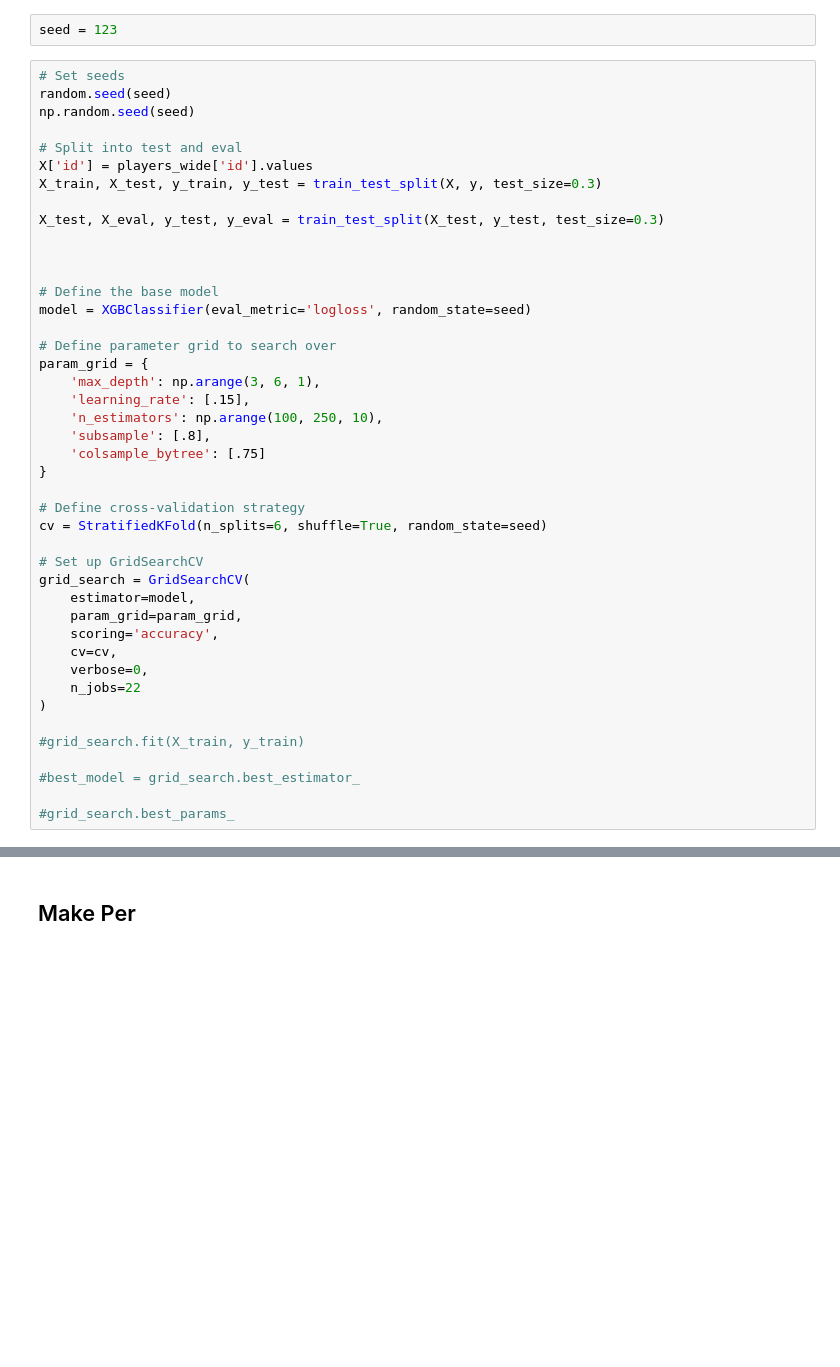
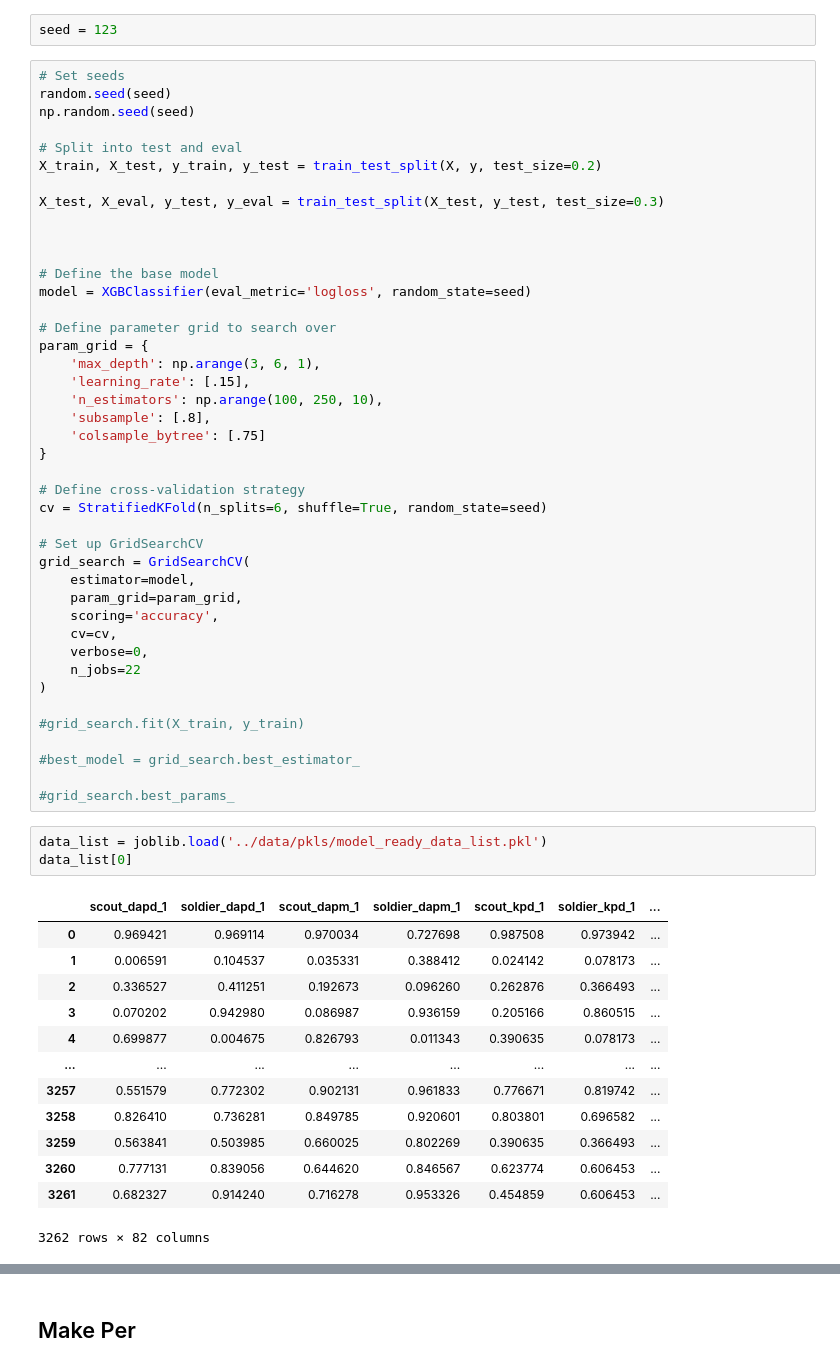
Before and after one commit to ebtrout/tf2_data_vis, a Jupyter notebook: modeling/NEW PER.ipynb, the cells around one changed output, grey strips where cells are left out. Drawn from its saved outputs; the diff is of its cells as text; blank space fills up the shorter version.

```diff
--- a/modeling/NEW PER.ipynb
+++ b/modeling/NEW PER.ipynb
@@ -348,8 +333,7 @@ random.seed(seed)
 np.random.seed(seed)
 
 # Split into test and eval
-X['id'] = players_wide['id'].values
-X_train, X_test, y_train, y_test = train_test_split(X, y, test_size=0.3)
+X_train, X_test, y_train, y_test = train_test_split(X, y, test_size=0.2)
 
 X_test, X_eval, y_test, y_eval = train_test_split(X_test, y_test, test_size=0.3)
 
@@ -385,6 +369,23 @@ grid_search = GridSearchCV(
 #best_model = grid_search.best_estimator_
 
 #grid_search.best_params_
+# %%
+data_list = joblib.load('../data/pkls/model_ready_data_list.pkl')
+data_list[0]
+# %% [output]
+|  | scout_dapd_1 | soldier_dapd_1 | scout_dapm_1 | soldier_dapm_1 | scout_kpd_1 | soldier_kpd_1 | ... |
+| 0 | 0.969421 | 0.969114 | 0.970034 | 0.727698 | 0.987508 | 0.973942 | ... |
+| 1 | 0.006591 | 0.104537 | 0.035331 | 0.388412 | 0.024142 | 0.078173 | ... |
+| 2 | 0.336527 | 0.411251 | 0.192673 | 0.096260 | 0.262876 | 0.366493 | ... |
+| 3 | 0.070202 | 0.942980 | 0.086987 | 0.936159 | 0.205166 | 0.860515 | ... |
+| 4 | 0.699877 | 0.004675 | 0.826793 | 0.011343 | 0.390635 | 0.078173 | ... |
+| ... | ... | ... | ... | ... | ... | ... | ... |
+| 3257 | 0.551579 | 0.772302 | 0.902131 | 0.961833 | 0.776671 | 0.819742 | ... |
+| 3258 | 0.826410 | 0.736281 | 0.849785 | 0.920601 | 0.803801 | 0.696582 | ... |
+| 3259 | 0.563841 | 0.503985 | 0.660025 | 0.802269 | 0.390635 | 0.366493 | ... |
+| 3260 | 0.777131 | 0.839056 | 0.644620 | 0.846567 | 0.623774 | 0.606453 | ... |
+| 3261 | 0.682327 | 0.914240 | 0.716278 | 0.953326 | 0.454859 | 0.606453 | ... |
+3262 rows × 82 columns
 # %%
 import joblib
 model = joblib.load("../data/pkls/xgb.pkl")
```
Also changed, not shown: parts of 12 cells of this notebook, 9 other files.
